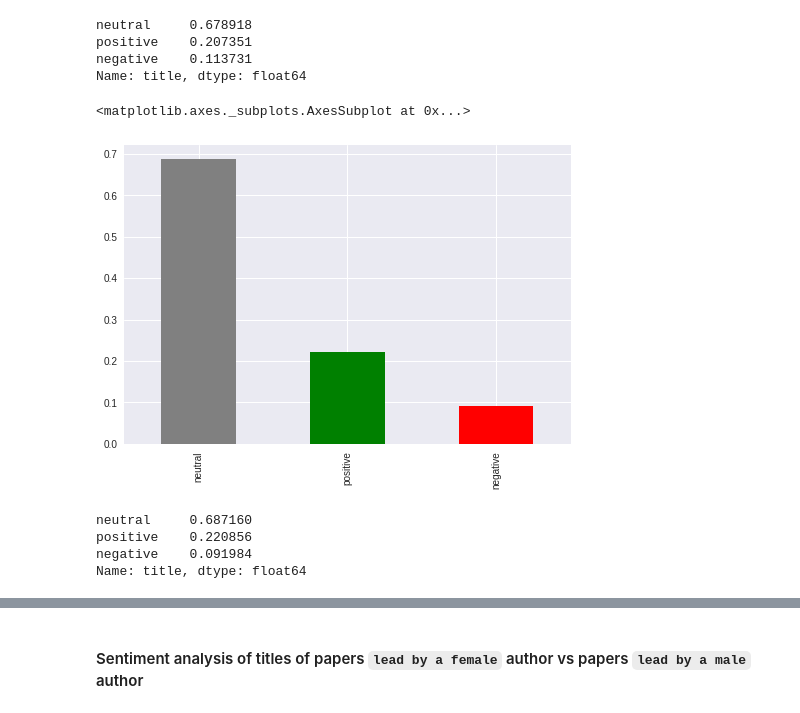
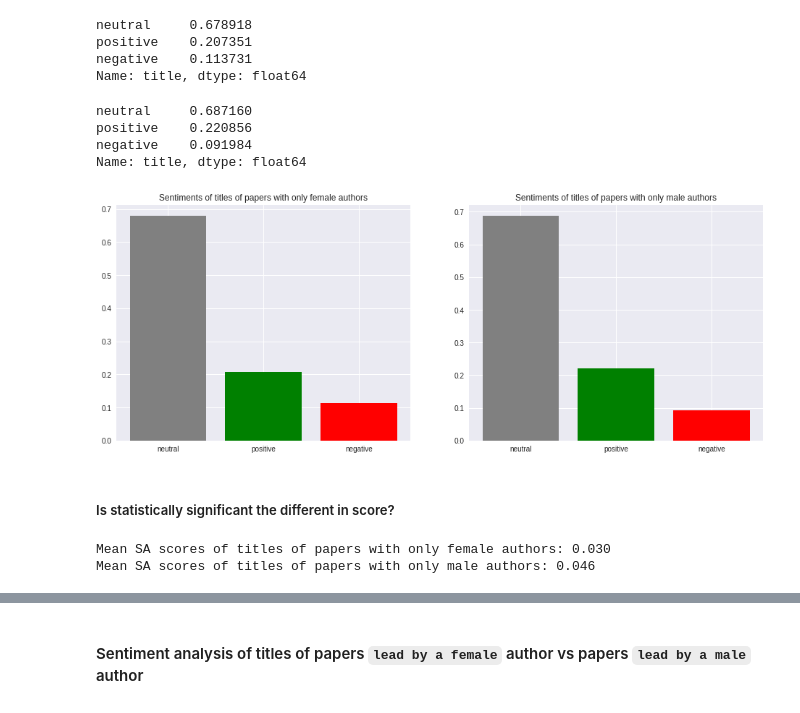
Before and after one commit to social-link-analytics-group-bsc/gender_bioinfo, a Jupyter notebook: analysis/gender_bias_analysis.ipynb, the cells around one changed output, grey strips where cells are left out. Cells and saved outputs as stored; diff of their text form; code cells hidden in the pictures.

```diff
--- a/analysis/gender_bias_analysis.ipynb
+++ b/analysis/gender_bias_analysis.ipynb
@@ -1425,12 +1458,6 @@ neutral     0.678918
 positive    0.207351
 negative    0.113731
 Name: title, dtype: float64
-# %%
-dist_m = sa_title_om.value_counts()/len(sa_title_om)
-dist_m.plot(kind='bar', color=['gray', 'green', 'red'])
-# %% [output]
-<matplotlib.axes._subplots.AxesSubplot at 0x...>
-[figure, removed]
 # %%
 dist_m
 # %% [output]
@@ -1438,3 +1465,16 @@ neutral     0.687160
 positive    0.220856
 negative    0.091984
 Name: title, dtype: float64
+# %%
+fig = plt.figure(1, figsize=(16, 6))
+plt.subplot(1, 2, 1)
+plt.bar(dist_f.index, dist_f, color=['gray', 'green', 'red'])
+plt.title('Sentiments of titles of papers with only female authors')
+plt.subplot(1, 2, 2)
+plt.bar(dist_m.index, dist_m, color=['gray', 'green', 'red'])
+plt.title('Sentiments of titles of papers with only male authors')
+plt.show()
+# %% [output]
+[figure, added]
+# %% [markdown]
+##### Is statistically significant the different in score?
@@ -1440,0 +1487,6 @@ Name: title, dtype: float64
+# %%
+print('Mean SA scores of titles of papers with only female authors: {0:1.3f}'.format(sas_title_of.mean()))
+print('Mean SA scores of titles of papers with only male authors: {0:1.3f}'.format(sas_title_om.mean()))
+# %% [output]
+Mean SA scores of titles of papers with only female authors: 0.030
+Mean SA scores of titles of papers with only male authors: 0.046
```
Also changed, not shown: parts of 34 cells of this notebook, 3 other files.
